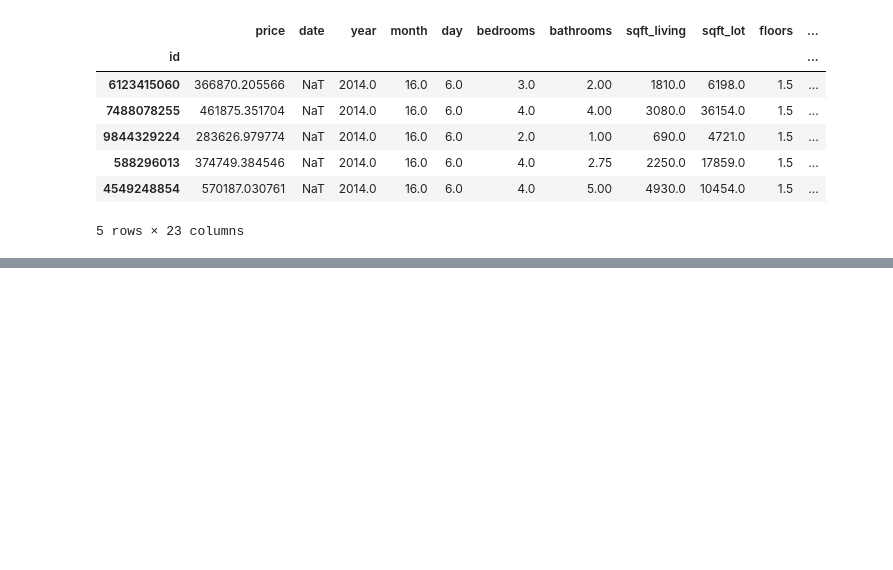
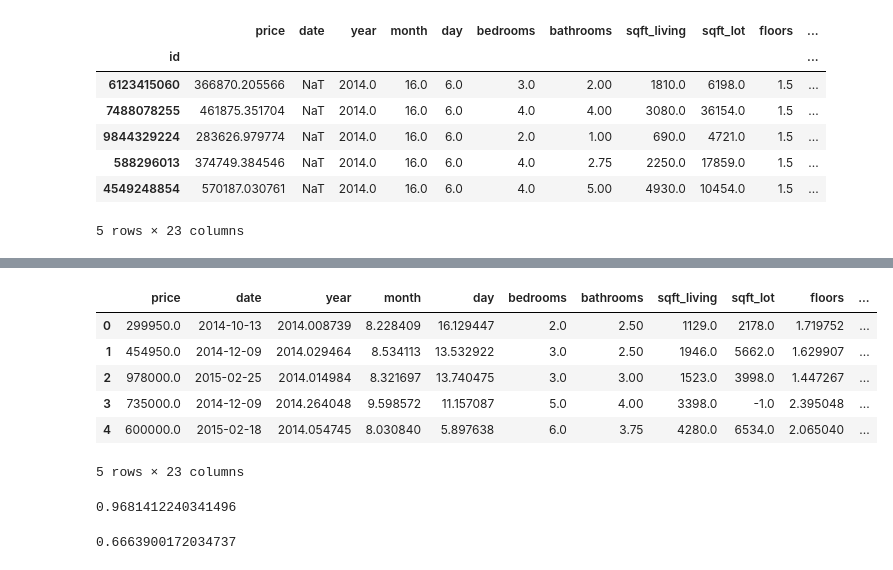
Before and after one commit to degharbi/Housing-prices-prediction, a Jupyter notebook: Gradient_Boosting.ipynb, the cells around one changed output, grey strips where cells are left out. Drawn from its saved outputs; the diff is of its cells as text; code cells hidden in the pictures; blank space fills up the shorter version.

```diff
--- a/Gradient_Boosting.ipynb
+++ b/Gradient_Boosting.ipynb
@@ -524,0 +601,35 @@ py.iplot(fig)
+# %%
+X_new = pd.DataFrame(
+    data=data,
+    index=data_new.index.values,
+)
+y_new = pd.DataFrame(
+    data=data_new.price.values,
+    index=data_new.index.values,
+)
+# %%
+data_new_na = data_new.dropna()
+features_to_fill =['year','month','day','floors','waterfront','view','condition','grade','sqft_above','sqft_basement','yr_built','yr_renovated','sqft_living15','sqft_lot15']
+for feature in features_to_fill:
+    data = {
+        f: raw[f].values for f in raw.columns.drop(['id', 'date', feature])
+    }
+
+    X = pd.DataFrame(data=data,index=raw['id'].values)
+    y = pd.DataFrame(raw[feature].values,columns=[feature],index=raw['id'].values)
+    params = {'n_estimators': 100, 'max_depth': 4, 'min_samples_split': 2,
+              'learning_rate': 0.16, 'loss': 'ls', 'subsample': 0.5}
+    reg = ensemble.GradientBoostingRegressor(**params)
+    reg.fit(X, y[feature].values)
+    X_new = data_new.drop(columns=[feature, 'date'])
+    data_new_na[feature]= reg.predict(X_new.dropna())
+# %%
+data_new_na.head()
+# %% [output]
+|  | price | date | year | month | day | bedrooms | bathrooms | sqft_living | sqft_lot | floors | ... |
+| 0 | 299950.0 | 2014-10-13 | 2014.008739 | 8.228409 | 16.129447 | 2.0 | 2.50 | 1129.0 | 2178.0 | 1.719752 | ... |
+| 1 | 454950.0 | 2014-12-09 | 2014.029464 | 8.534113 | 13.532922 | 3.0 | 2.50 | 1946.0 | 5662.0 | 1.629907 | ... |
+| 2 | 978000.0 | 2015-02-25 | 2014.014984 | 8.321697 | 13.740475 | 3.0 | 3.00 | 1523.0 | 3998.0 | 1.447267 | ... |
+| 3 | 735000.0 | 2014-12-09 | 2014.264048 | 9.598572 | 11.157087 | 5.0 | 4.00 | 3398.0 | -1.0 | 2.395048 | ... |
+| 4 | 600000.0 | 2015-02-18 | 2014.054745 | 8.030840 | 5.897638 | 6.0 | 3.75 | 4280.0 | 6534.0 | 2.065040 | ... |
+5 rows × 23 columns
@@ -524,0 +672,13 @@ py.iplot(fig)
+# %%
+params = {'n_estimators': 500, 'max_depth': 4, 'min_samples_split': 2,
+          'learning_rate': 0.16, 'loss': 'ls', 'subsample': 0.5}
+
+reg = ensemble.GradientBoostingRegressor(**params)
+reg.fit(X, y.price.values)
+reg.score(X, y)
+# %% [output]
+0.9681412240341496
+# %%
+reg.score(X_new, y_new)
+# %% [output]
+0.6663900172034737
```
Also changed, not shown: parts of 13 cells of this notebook, 5 other files.
